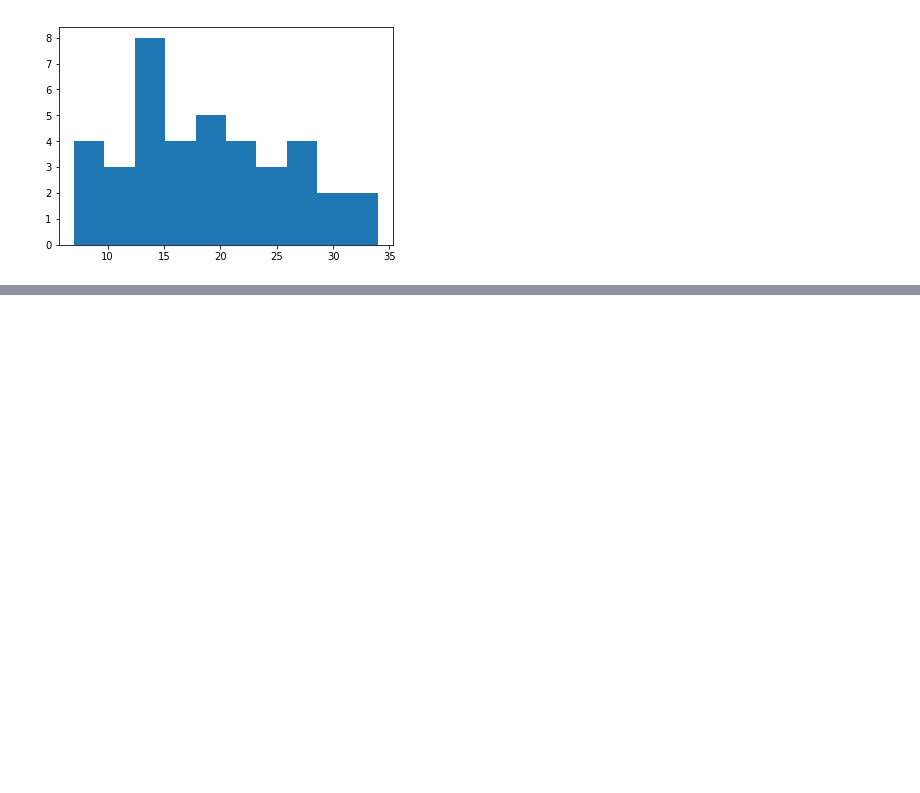
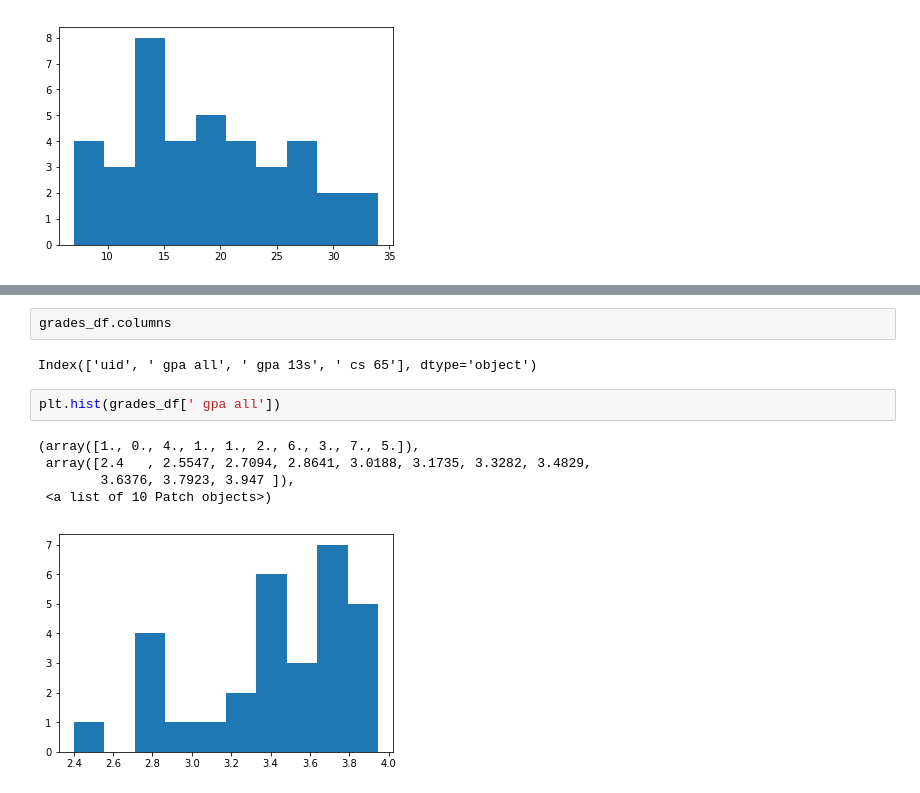
Before and after one commit to mkhash/Modelling-Student-Stress, a Jupyter notebook: code/EDA.ipynb, the cells around one changed output, grey strips where cells are left out. Saved outputs shown, nothing was run; the diff lists cells and outputs as text; blank space fills up the shorter version.

```diff
--- a/code/EDA.ipynb
+++ b/code/EDA.ipynb
@@ -275,0 +287,12 @@ plt.hist(stress_post['total'])
+# %%
+grades_df.columns
+# %% [output]
+Index(['uid', ' gpa all', ' gpa 13s', ' cs 65'], dtype='object')
+# %%
+plt.hist(grades_df[' gpa all'])
+# %% [output]
+(array([1., 0., 4., 1., 1., 2., 6., 3., 7., 5.]),
+ array([2.4   , 2.5547, 2.7094, 2.8641, 3.0188, 3.1735, 3.3282, 3.4829,
+        3.6376, 3.7923, 3.947 ]),
+ <a list of 10 Patch objects>)
+[figure, added]
```
Also changed, not shown: parts of 5 cells of this notebook.
